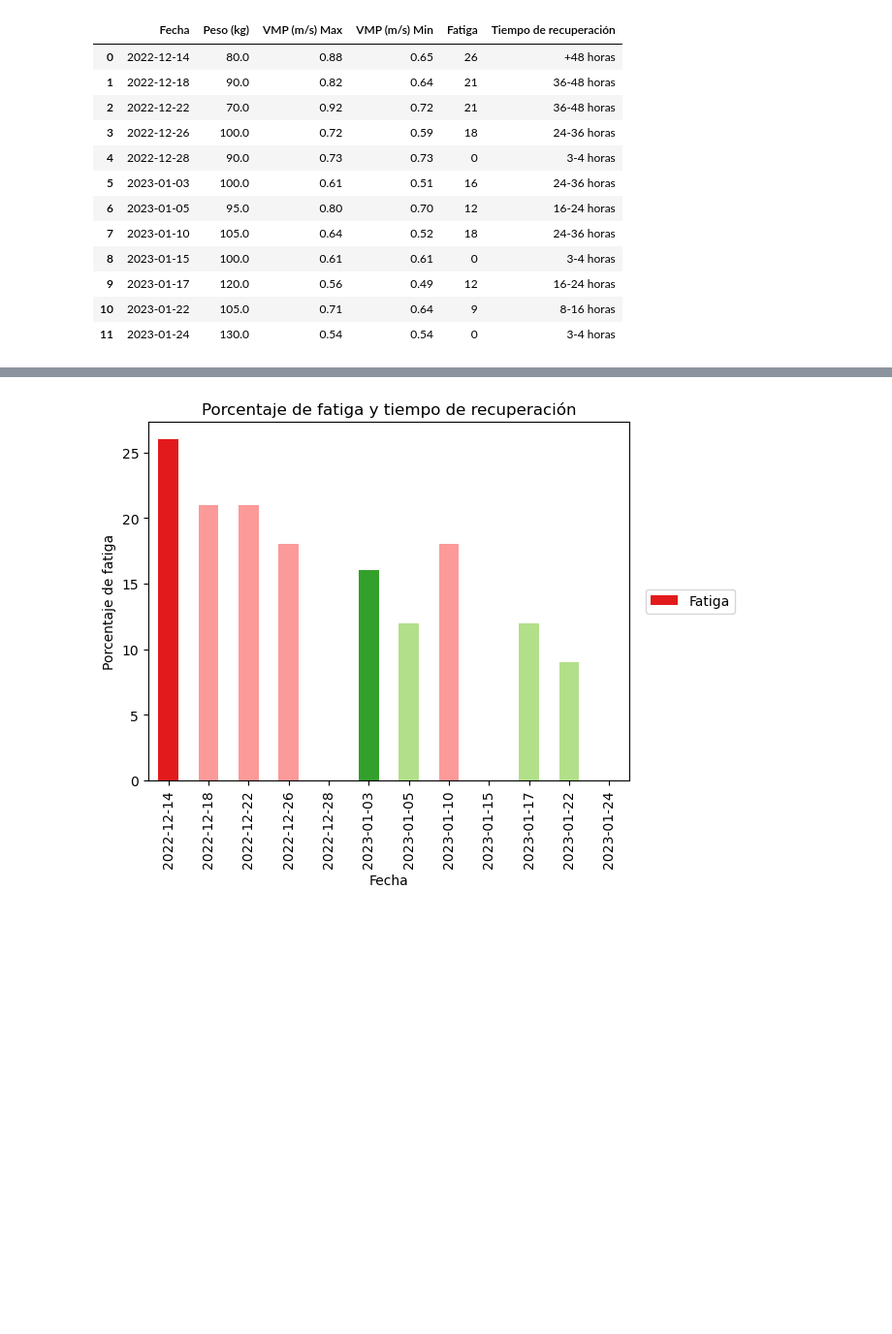
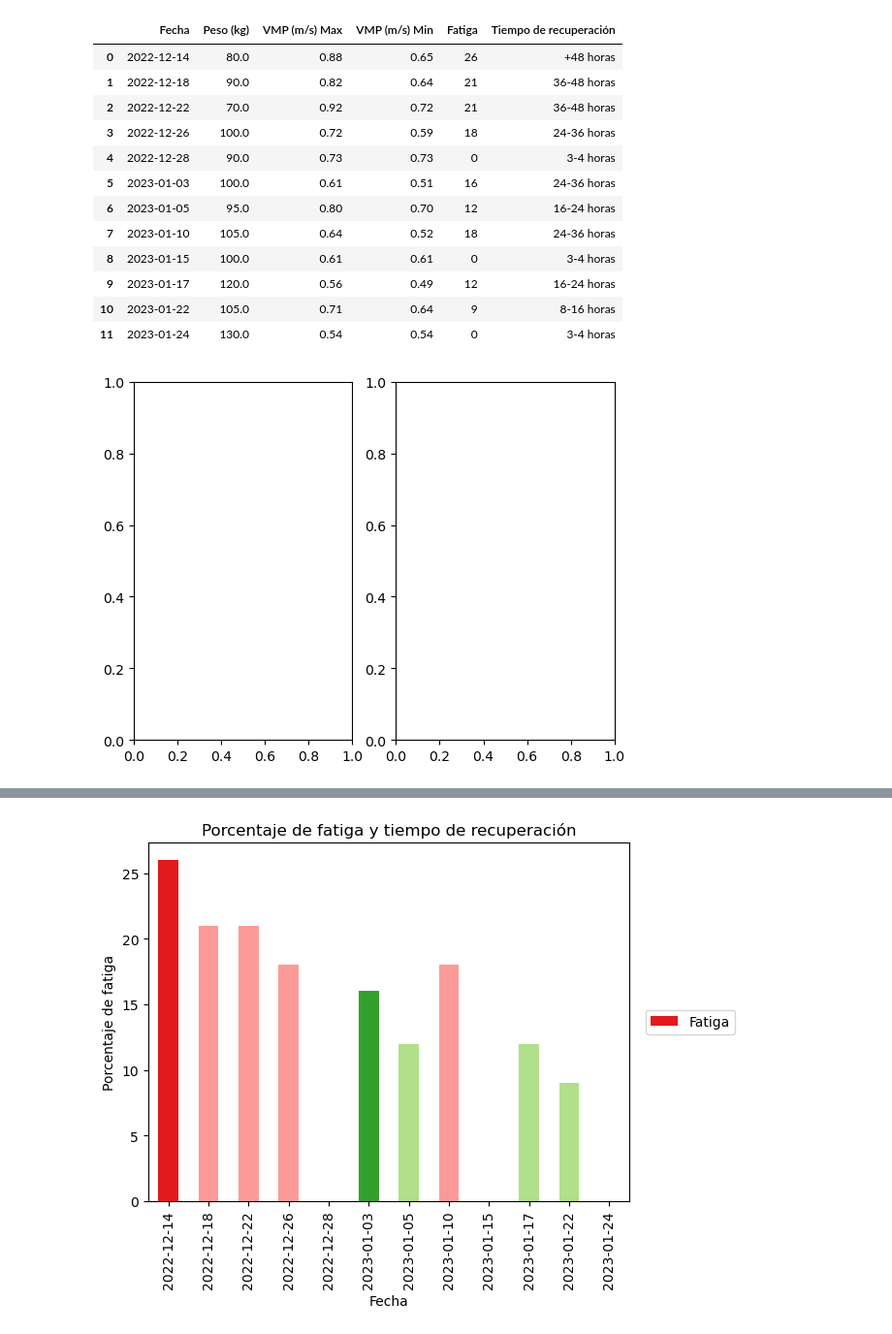
Before and after one commit to Yermanama/Analisis-Datos-Entreno, a Jupyter notebook: AnalisisDatosEntrenos.ipynb, the cells around one changed output, grey strips where cells are left out. Shown: that part at 97% size. Cells and saved outputs as stored; diff of their text form; code cells hidden in the pictures; blank space fills up the shorter version.

```diff
--- a/AnalisisDatosEntrenos.ipynb
+++ b/AnalisisDatosEntrenos.ipynb
@@ -248,6 +248,11 @@ for porcentaje in df_max_peso["Fatiga"]:
         colors.append(colores[4])
     else:
         colors.append(colores[5])
+# %%
+fig, ax = plt.subplots(1,2)
+ax[0].bar(df_max_peso["Fecha"], df_max_peso["Fatiga"], color = colors)
+# %% [output]
+[figure, added]
 # %%
 fig, ax = plt.subplots(1,2)
 ax.bar(df_max_peso["Fecha"], df_max_peso["Fatiga"], color = colors, label=df_max_peso["Tiempo de recuperación"])
```
Also changed, not shown: parts of 1 cell of this notebook.
